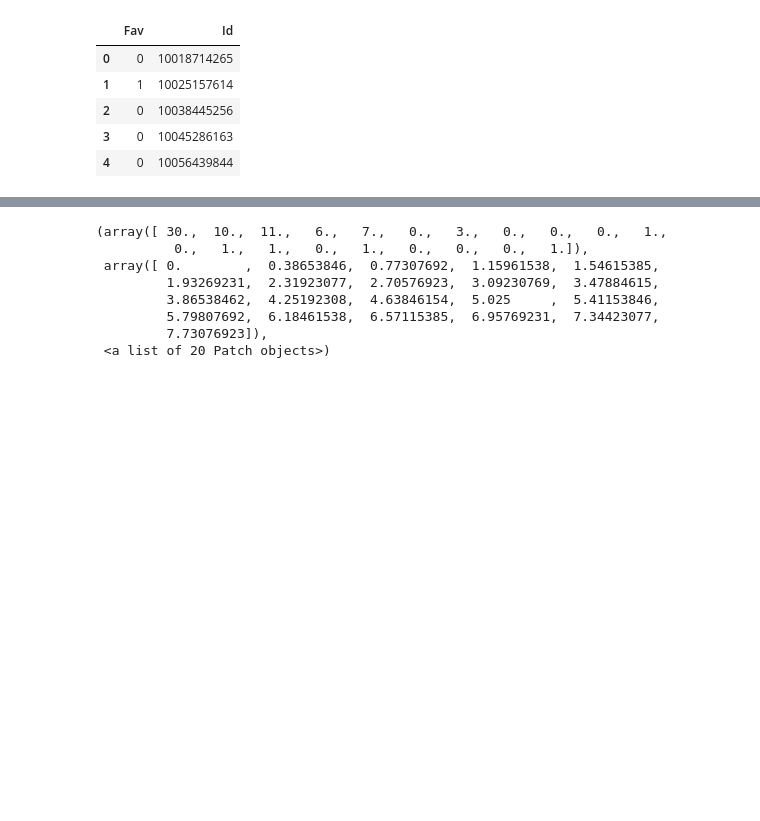
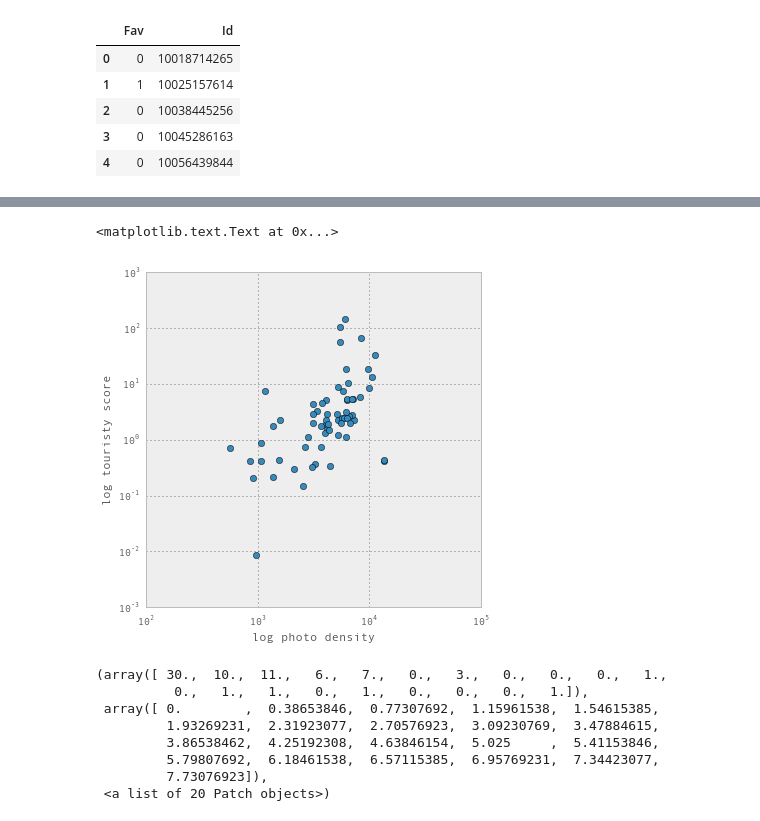
Before and after one commit to helenaxwang/AveNeue, a Jupyter notebook: analyze_flickr.py.ipynb, the cells around one changed output, grey strips where cells are left out. Saved outputs shown, nothing was run; the diff lists cells and outputs as text; code cells hidden in the pictures; blank space fills up the shorter version.

```diff
--- a/analyze_flickr.py.ipynb
+++ b/analyze_flickr.py.ipynb
@@ -678,3 +678,13 @@ print pearsonr(np.log(all_score+1), np.log(all_fav+1))
+# %%
+fig = plt.figure(figsize=(6,6))
+plt.plot(all_density,all_score,'o')
+plt.yscale('log')
+plt.xscale('log')
+plt.xlabel('log photo density')
+plt.ylabel('log touristy score')
+# %% [output]
+<matplotlib.text.Text at 0x...>
+[figure, added]
 # %%
 # distribution of favorite counts
 fig = plt.figure(figsize=(8,4))
```
Also changed, not shown: parts of 2 cells of this notebook, 14 other files.
